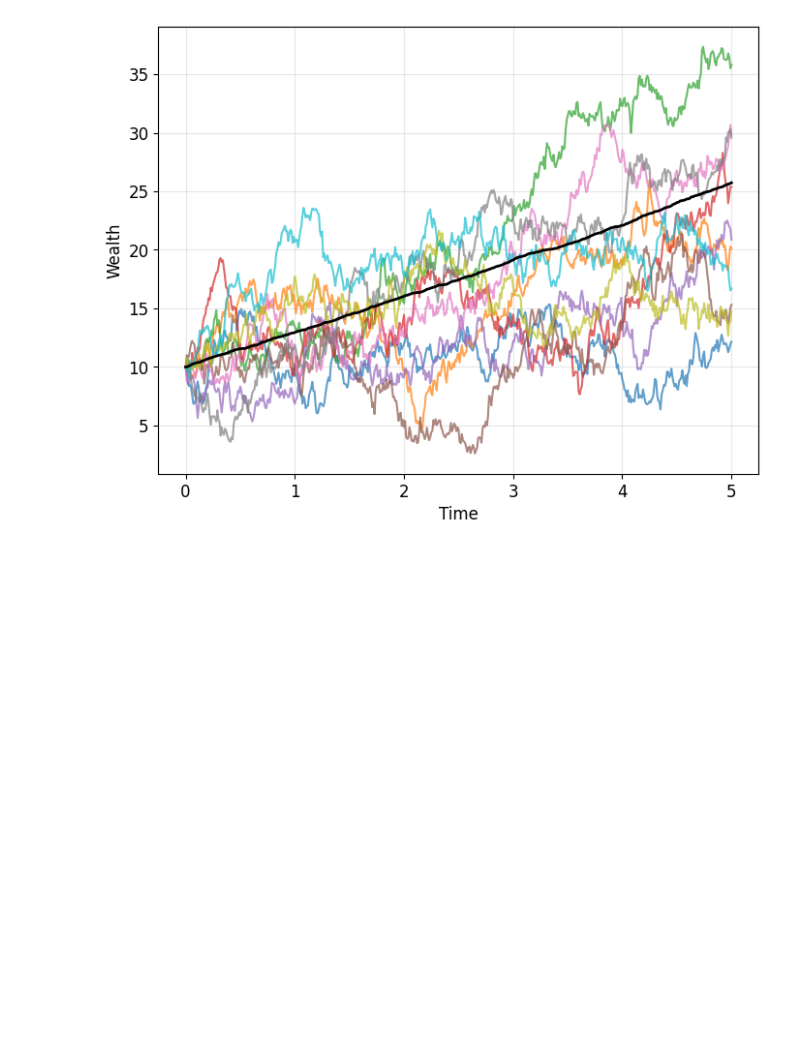
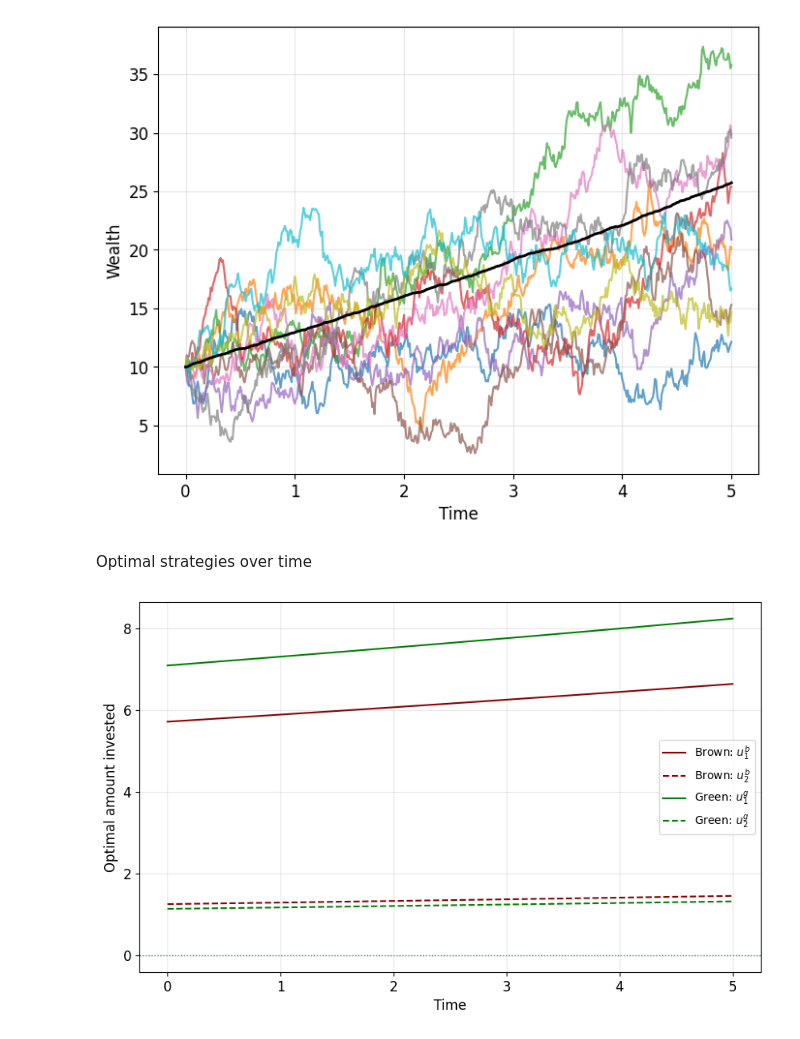
Before and after one commit to sofianbendt/Bachelor, a Jupyter notebook: BachelorFinal.ipynb, the cells around one changed output. Drawn from its saved outputs; the diff is of its cells as text; code cells hidden in the pictures; blank space fills up the shorter version.

Commit message:
Added optimal strategies

```diff
--- a/BachelorFinal.ipynb
+++ b/BachelorFinal.ipynb
@@ -677,3 +677,69 @@ plt.show()
 # %% [output]
 [figure]
 [figure]
+# %% [markdown]
+Optimal strategies over time
+# %%
+T = 5
+Ndt = 1000
+dt = T / Ndt
+time = np.linspace(0, T, Ndt + 1)
+G=np.array([1, -0.5])
+
+X0 = 10
+r = 0.03
+gamma1 = 0.5
+gamma2 = 0.01
+
+mu=np.array([0.12, 0.22])
+theta = mu - r * np.ones(2)
+sigma1 = 0.16
+sigma2 = 0.48
+rho = 0.09
+
+sigma = np.array([
+    [sigma1, 0.0],
+    [rho * sigma2, np.sqrt(1 - rho**2) * sigma2]
+])
+
+Sigma = sigma @ sigma.T
+Sigma_inv = np.linalg.inv(Sigma)
+
+def optimal_u_brown(time, gamma1, r, T, Sigma, theta):
+    u_values=[]
+
+    for t in time:
+        u_b=(1/gamma1)*np.exp(-r*(T-t))*(Sigma_inv@theta)
+        u_values.append(u_b)
+
+    return np.array(u_values)
+
+def optimal_u_green(time, gamma1, gamma2, r, T, Sigma, theta, G):
+    u_values=[]
+
+    for t in time:
+        u_g=(1/gamma1)*np.exp(-r*(T-t))*(Sigma_inv@theta) + (gamma2/gamma1**2)*np.exp(-r*(T-t))*(Sigma_inv@G)
+        u_values.append(u_g)
+
+    return np.array(u_values)
+
+
+u_b = optimal_u_brown(time, gamma1, r, T, Sigma, theta)
+u_g = optimal_u_green(time, gamma1, gamma2, r, T, Sigma, theta, G)
+
+plt.figure(figsize=(10, 6))
+
+plt.plot(time, u_b[:, 0], label=r"Brown: $u_1^{b}$", color="darkred")
+plt.plot(time, u_b[:, 1], label=r"Brown: $u_2^{b}$",linestyle="--", color="darkred")
+plt.plot(time, u_g[:, 0], label=r"Green: $u_1^{g}$", color="green")
+plt.plot(time, u_g[:, 1], linestyle="--", label=r"Green: $u_2^{g}$", color="green")
+plt.axhline(0, linestyle=":", linewidth=1)
+plt.xlabel("Time", fontsize=12)
+plt.ylabel("Optimal amount invested", fontsize=12)
+plt.grid(True, alpha=0.3)
+plt.xticks(fontsize = 12)
+plt.yticks(fontsize = 12)
+plt.legend()
+plt.show()
+# %% [output]
+[figure, added]
```
